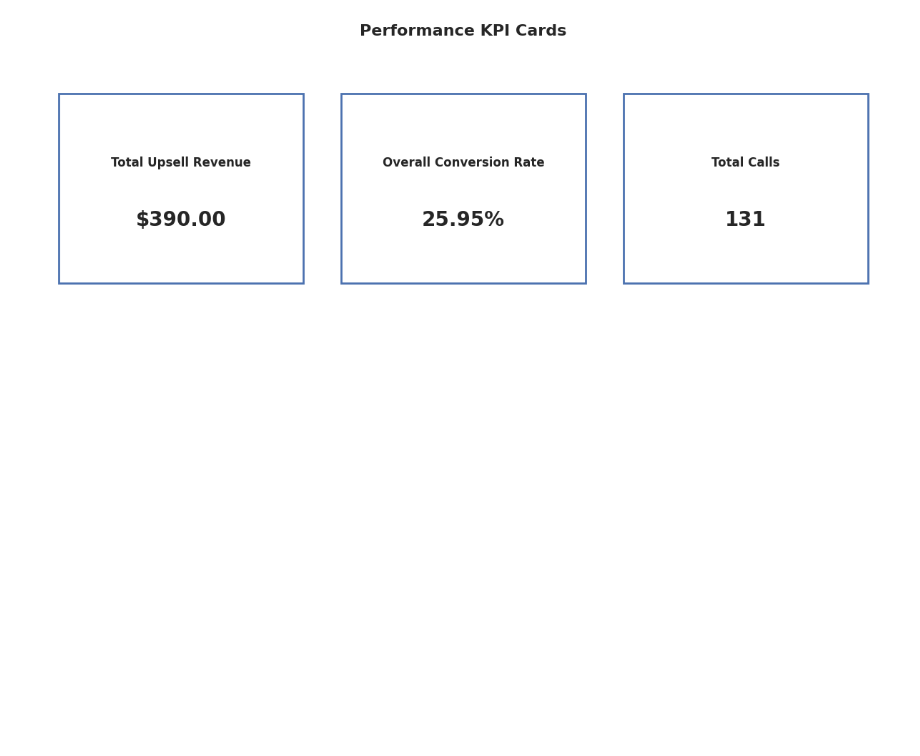
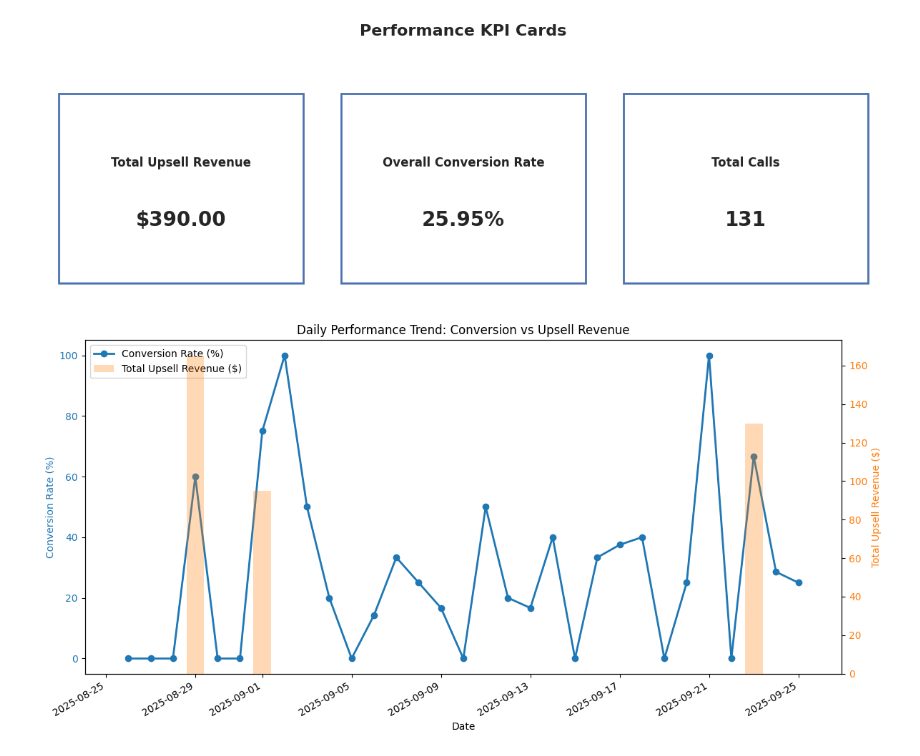
Before and after one commit to RauPro/Data-Engineering-at-Converza, a Jupyter notebook: notebooks/agent_performance_dashboard.ipynb, the cells around one changed output. Drawn from its saved outputs; the diff is of its cells as text; code cells hidden in the pictures; blank space fills up the shorter version.

```diff
--- a/notebooks/agent_performance_dashboard.ipynb
+++ b/notebooks/agent_performance_dashboard.ipynb
@@ -22,22 +22,27 @@ engine = create_engine(DATABASE_URL)
 
 query_gold = f"SELECT * FROM {schema}.gold_agent_performance;"
 query_silver = f"SELECT * FROM {schema}.silver_call_records;"
+query_daily_metrics = f"SELECT * FROM {schema}.gold_daily_metrics ORDER BY metric_date;"
+query_call_analytics = f"SELECT * FROM {schema}.gold_call_analytics;"
 
-try:
+def read_sql_dataframe(query: str) -> pd.DataFrame:
     raw_conn = engine.raw_connection()
     try:
-        df_gold = pd.read_sql_query(sql=query_gold, con=raw_conn)
+        return pd.read_sql_query(sql=query, con=raw_conn)
     finally:
         raw_conn.close()
 
-    raw_conn = engine.raw_connection()
-    try:
-        df_silver = pd.read_sql_query(sql=query_silver, con=raw_conn)
-    finally:
-        raw_conn.close()
+try:
+    df_gold = read_sql_dataframe(query_gold)
+    df_silver = read_sql_dataframe(query_silver)
+    df_daily_metrics = read_sql_dataframe(query_daily_metrics)
+    df_call_analytics = read_sql_dataframe(query_call_analytics)
 except (SQLAlchemyError, DatabaseError) as exc:
     raise RuntimeError("Failed to load data from the database. Verify credentials, schema, and network access.") from exc
 
+if not df_daily_metrics.empty and "metric_date" in df_daily_metrics.columns:
+    df_daily_metrics["metric_date"] = pd.to_datetime(df_daily_metrics["metric_date"])  # ensure datetime
+
 display(df_gold.head())
 # %% [output]
 |  | agent_name | total_calls | total_conversions | conversion_rate | total_upsell_amount | avg_upsell_per_call | ... |
@@ -187,3 +192,46 @@ plt.tight_layout(rect=[0, 0, 1, 0.9])
 plt.show()
 # %% [output]
 [figure]
+# %%
+if df_daily_metrics.empty:
+    print("No daily performance data available. Run the pipeline to populate gold_daily_metrics.")
+else:
+    trend_df = df_daily_metrics.sort_values("metric_date").copy()
+    trend_df["conversion_rate"] = trend_df["conversion_rate"].astype(float)
+    trend_df["total_upsell_amount"] = trend_df["total_upsell_amount"].astype(float)
+
+    fig, ax1 = plt.subplots(figsize=(12, 6))
+
+    ax1.plot(
+        trend_df["metric_date"],
+        trend_df["conversion_rate"],
+        marker="o",
+        color="#1f77b4",
+        linewidth=2,
+        label="Conversion Rate (%)"
+    )
+    ax1.set_xlabel("Date")
+    ax1.set_ylabel("Conversion Rate (%)", color="#1f77b4")
+    ax1.tick_params(axis="y", labelcolor="#1f77b4")
+
+    ax2 = ax1.twinx()
+    ax2.bar(
+        trend_df["metric_date"],
+        trend_df["total_upsell_amount"],
+        color="#ff7f0e",
+        alpha=0.3,
+        label="Total Upsell Revenue ($)"
+    )
+    ax2.set_ylabel("Total Upsell Revenue ($)", color="#ff7f0e")
+    ax2.tick_params(axis="y", labelcolor="#ff7f0e")
+
+    lines, labels = ax1.get_legend_handles_labels()
+    bars, bar_labels = ax2.get_legend_handles_labels()
+    ax1.legend(lines + bars, labels + bar_labels, loc="upper left")
+
+    ax1.set_title("Daily Performance Trend: Conversion vs Upsell Revenue")
+    fig.autofmt_xdate()
+    plt.tight_layout()
+    plt.show()
+# %% [output]
+[figure, added]
```
Also changed, not shown: parts of 3 cells of this notebook.
